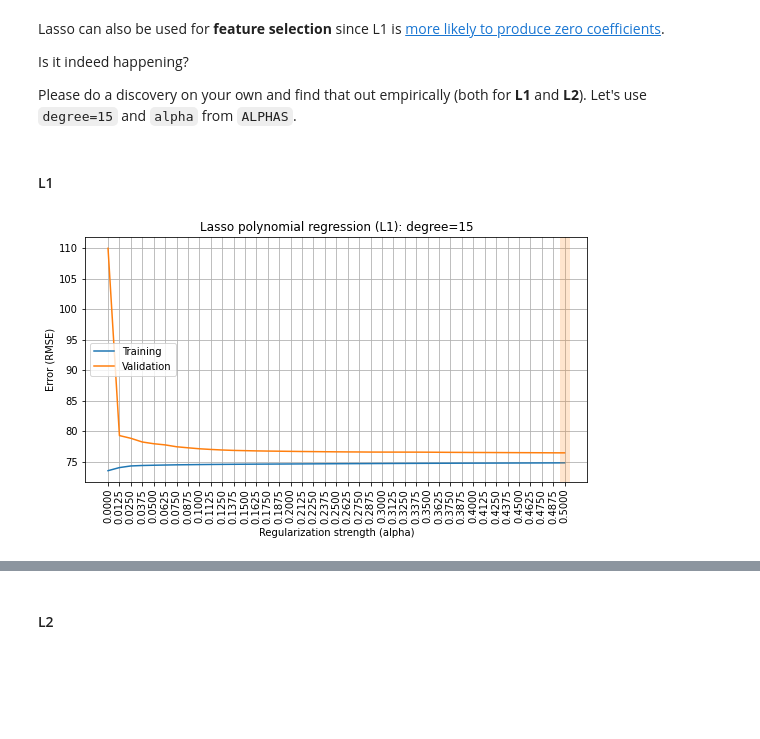
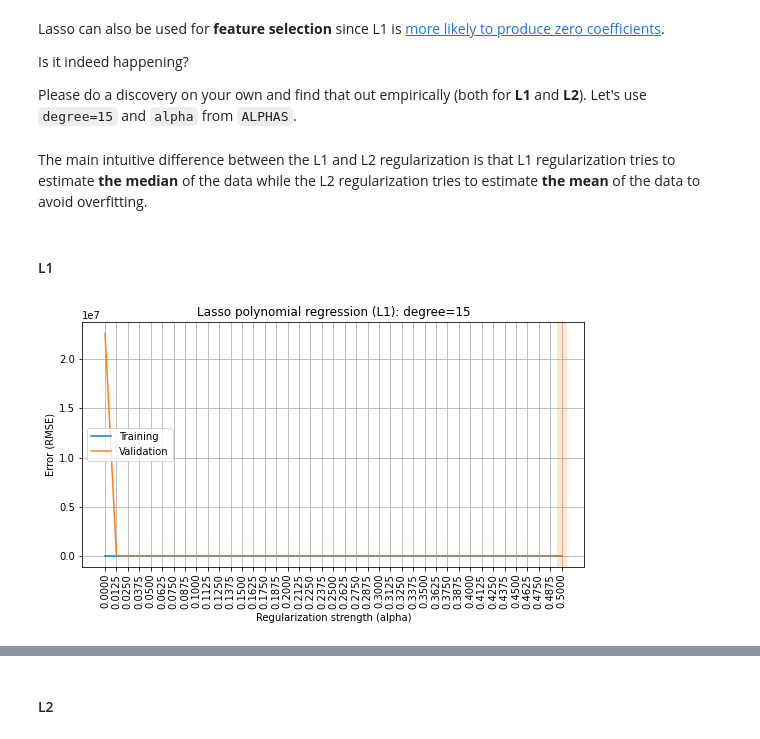
Before and after one commit to MikhailLukashevich02/rs_school_ml_course, a Jupyter notebook: overfitting_regularization.ipynb, the cells around one changed output, grey strips where cells are left out. Drawn from its saved outputs; the diff is of its cells as text; code cells hidden in the pictures; blank space fills up the shorter version.

```diff
--- a/overfitting_regularization.ipynb
+++ b/overfitting_regularization.ipynb
@@ -449,7 +435,7 @@ def make_model_hw(degree, alpha=0, penalty=None):
 rmse_train, rmse_valid = [], []
 for alpha in tqdm(ALPHAS):
     results = cross_validate(make_model_hw(degree=15, penalty='L1', alpha=alpha),
-                             X_diabetes[['age', 'sex']], y_diabetes, cv=5,
+                             X_poly, y_diabetes, cv=5,
                              return_train_score=True, return_estimator = True,
                              scoring='neg_root_mean_squared_error')
     rmse_train.append(-np.mean(results['train_score']))
@@ -489,9 +451,9 @@ ALPHAS_3 =  np.linspace(0.0, 2800, 1 + 40)
 # %%
 %%time
 rmse_train, rmse_valid = [], []
-for alpha in ALPHAS_3:
+for alpha in tqdm(ALPHAS):
     results = cross_validate(make_model_hw(degree=15, penalty='L2', alpha=alpha),
-                             X_diabetes[['age', 'sex']], y_diabetes, cv=5,
+                             X_poly, y_diabetes, cv=5,
                              return_train_score=True, return_estimator = True,
                              scoring='neg_root_mean_squared_error')
     rmse_train.append(-np.mean(results['train_score']))
@@ -514,14 +469,0 @@ Let's use `degree=15` and `alpha` from `ALPHAS`.
-# %%
-%%time
-rmse_train, rmse_valid = [], []
-for alpha in ALPHAS:
-    results = cross_validate(make_model_hw(degree=15, penalty='L1', alpha=alpha),
-                             X_diabetes[['age', 'sex']], y_diabetes, cv=5,
-                             return_train_score=True, return_estimator = True,
-                             scoring='neg_root_mean_squared_error')
-    rmse_train.append(-np.mean(results['train_score']))
-    rmse_valid.append(-np.mean(results['test_score']))
-
-plot_fitting_graph(ALPHAS, rmse_train, rmse_valid,
-                   xlabel='Regularization strength (alpha)', ylabel='Error (RMSE)',
-                   title='Lasso polynomial regression (L1): degree=15')
@@ -532,14 +469,0 @@ Wall time: 15 s
-# %%
-%%time
-rmse_train, rmse_valid = [], []
-for alpha in ALPHAS:
-    results = cross_validate(make_model_hw(degree=15, penalty='L2', alpha=alpha),
-                             X_diabetes[['age', 'sex']], y_diabetes, cv=5,
-                             return_train_score=True, return_estimator = True,
-                             scoring='neg_root_mean_squared_error')
-    rmse_train.append(-np.mean(results['train_score']))
-    rmse_valid.append(-np.mean(results['test_score']))
-
-plot_fitting_graph(ALPHAS, rmse_train, rmse_valid,
-                   xlabel='Regularization strength (alpha)', ylabel='Error (RMSE)',
-                   title='Lasso polynomial regression (L2): degree=15')
@@ -555,29 +475,31 @@ Lasso can also be used for **feature selection** since L1 is [more likely to pro
 Is it indeed happening?
 
 Please do a discovery on your own and find that out empirically (both for **L1** and **L2**). Let's use `degree=15` and `alpha` from `ALPHAS`.
+# %% [markdown]
+The main intuitive difference between the L1 and L2 regularization is that L1 regularization tries to estimate **the median** of the data while the L2 regularization tries to estimate **the mean** of the data to avoid overfitting.
 # %% [markdown]
 #### L1
 # %%
 %%time
 rmse_train, rmse_valid, avg_coef = [], [], []
 for alpha in tqdm(ALPHAS):
     results = cross_validate(make_model_hw(degree=15, penalty='L1', alpha=alpha),
-                             X_diabetes[['age', 'sex']], y_diabetes, cv=5,
+                             X_poly, y_diabetes, cv=5,
                              return_train_score=True, return_estimator = True,
                              scoring='neg_root_mean_squared_error')
     rmse_train.append(-np.mean(results['train_score']))
     rmse_valid.append(-np.mean(results['test_score']))
 
     avg_coef.append(
         # average over CV folds
         np.mean([
-            # mean absolute value of weights
-            np.mean(np.abs(model['reg'].coef_))
+            # median absolute value of weights
+            np.median(np.abs(model['reg'].coef_))
             for model in results['estimator']
         ]))
 
 plot_fitting_graph(ALPHAS, rmse_train, rmse_valid,
                    xlabel='Regularization strength (alpha)', ylabel='Error (RMSE)',
                    title='Lasso polynomial regression (L1): degree=15')
 # %% [output]
-[figure, old version]
+[figure, new version]
```
Also changed, not shown: parts of 33 cells of this notebook.
